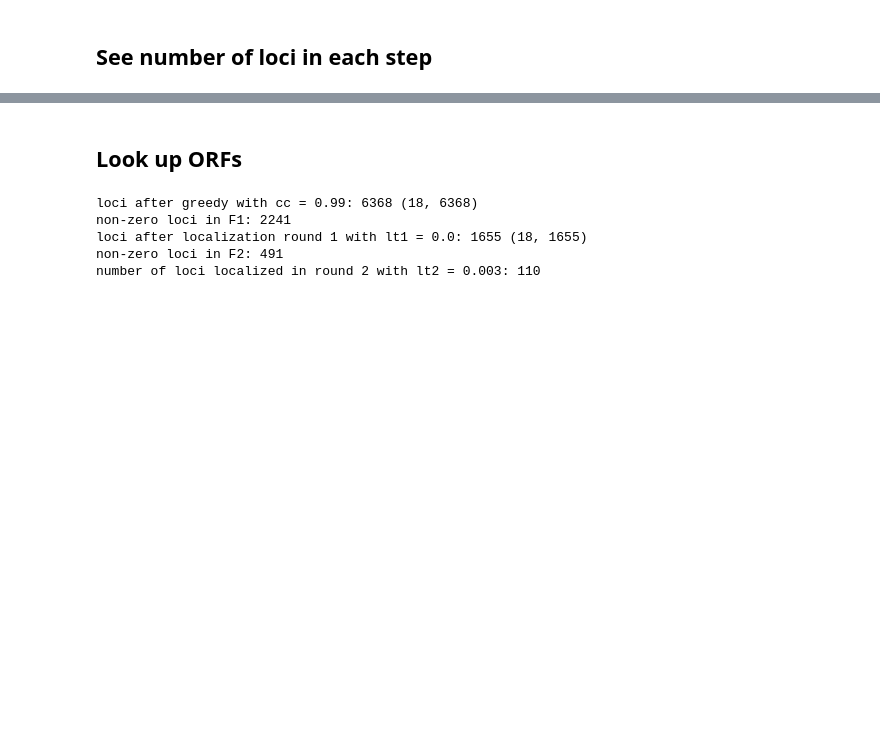
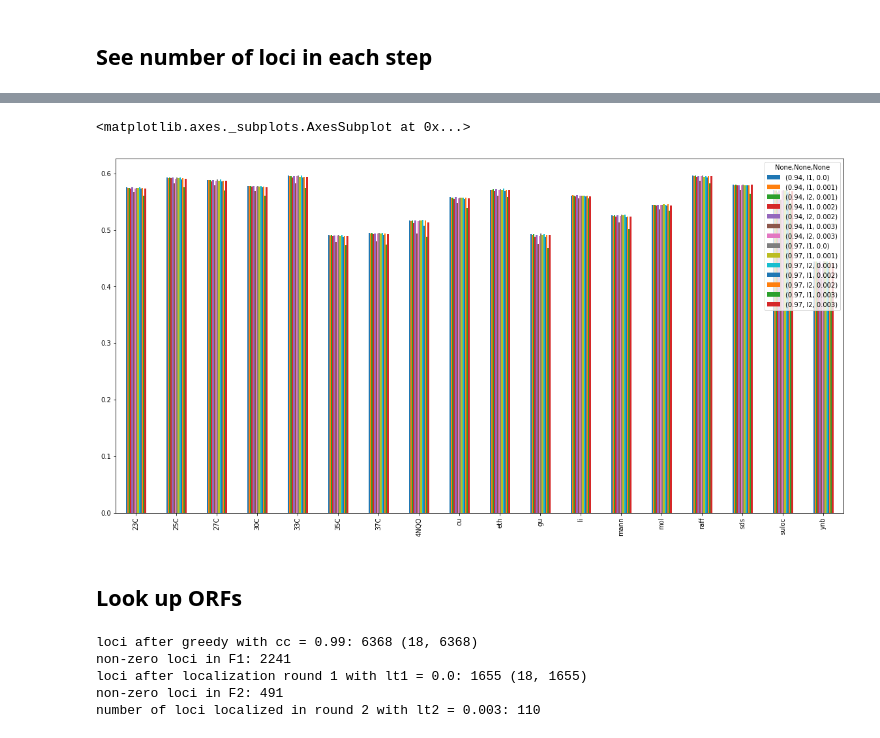
Before and after one commit to spetti/sparse-structure-discovery, a Jupyter notebook: QTL/ci_to_orfs_and_annotations.ipynb, the cells around one changed output, grey strips where cells are left out. Saved outputs shown, nothing was run; the diff lists cells and outputs as text; code cells hidden in the pictures; blank space fills up the shorter version.

```diff
--- a/QTL/ci_to_orfs_and_annotations.ipynb
+++ b/QTL/ci_to_orfs_and_annotations.ipynb
@@ -10,4 +10,10 @@ from sklearn.metrics import r2_score
 # %%
 envs=["ynb","suloc","raff","mol","27C","eth","30C","25C","sds","cu","33C","li","gu","23C","35C","mann","37C", "4NQO"]
 envs= sorted(envs)
+# %%
+inloc = "../QTL/BBQ_data_processed"
+Xtrain = np.load(f"{inloc}/geno_train.npy")
+Ytrain = np.load(f"{inloc}/pheno_train.npy")
+Xval = np.load(f"{inloc}/geno_val.npy")
+Yval = np.load(f"{inloc}/pheno_val.npy")
 # %%
@@ -202,0 +139,2 @@ ynb -2.5950561870404902
+# %%
+df = pd.DataFrame(data=val_d, index=envs);
@@ -203,2 +163,7 @@ ynb -2.5950561870404902
+# %%
+df.plot.bar(figsize = (20,10))
+# %% [output]
+<matplotlib.axes._subplots.AxesSubplot at 0x...>
+[figure, added]
 # %% [markdown]
 ## Look up ORFs
```
Also changed, not shown: parts of 6 cells of this notebook, 6 other files.
